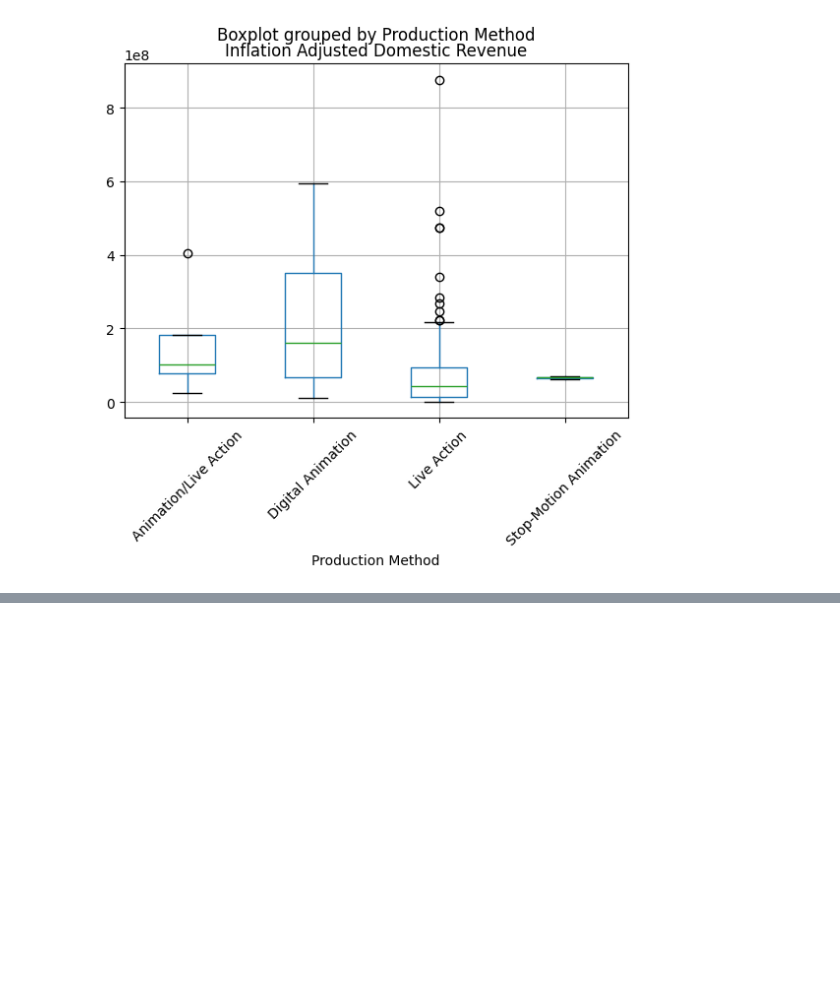
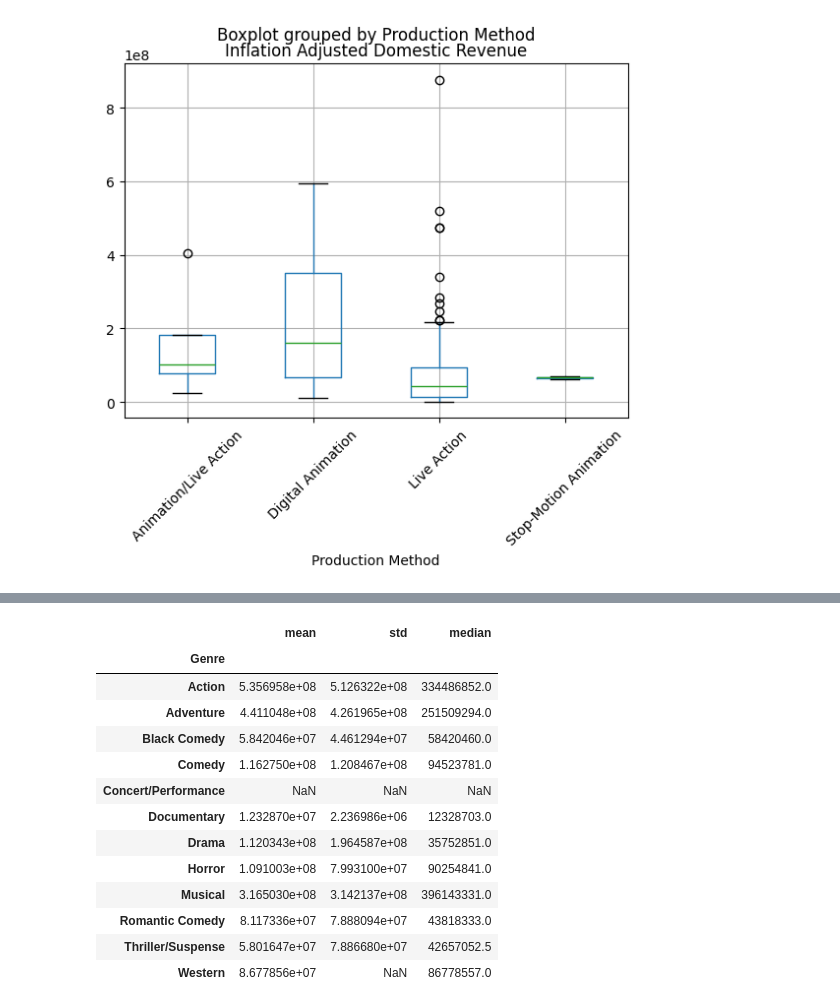
Before and after one commit to CNelson2004/Final_Movie_Analysis, a Jupyter notebook: analyze.ipynb, the cells around one changed output, grey strips where cells are left out. Cells and saved outputs as stored; diff of their text form; code cells hidden in the pictures; blank space fills up the shorter version.

```diff
--- a/analyze.ipynb
+++ b/analyze.ipynb
@@ -380,0 +406,18 @@ df.groupby('Production Method')['Inflation Adjusted Domestic Revenue'].agg(['mea
+# %%
+#Genre
+df.groupby('Genre')['Total Box Office Revenue'].agg(['mean','std','median'])
+# %% [output]
+|  | mean | std | median |
+| Genre |  |  |  |
+| Action | 5.356958e+08 | 5.126322e+08 | 334486852.0 |
+| Adventure | 4.411048e+08 | 4.261965e+08 | 251509294.0 |
+| Black Comedy | 5.842046e+07 | 4.461294e+07 | 58420460.0 |
+| Comedy | 1.162750e+08 | 1.208467e+08 | 94523781.0 |
+| Concert/Performance | NaN | NaN | NaN |
+| Documentary | 1.232870e+07 | 2.236986e+06 | 12328703.0 |
+| Drama | 1.120343e+08 | 1.964587e+08 | 35752851.0 |
+| Horror | 1.091003e+08 | 7.993100e+07 | 90254841.0 |
+| Musical | 3.165030e+08 | 3.142137e+08 | 396143331.0 |
+| Romantic Comedy | 8.117336e+07 | 7.888094e+07 | 43818333.0 |
+| Thriller/Suspense | 5.801647e+07 | 7.886680e+07 | 42657052.5 |
+| Western | 8.677856e+07 | NaN | 86778557.0 |
```
Also changed, not shown: parts of 14 cells of this notebook, 16 other files.
